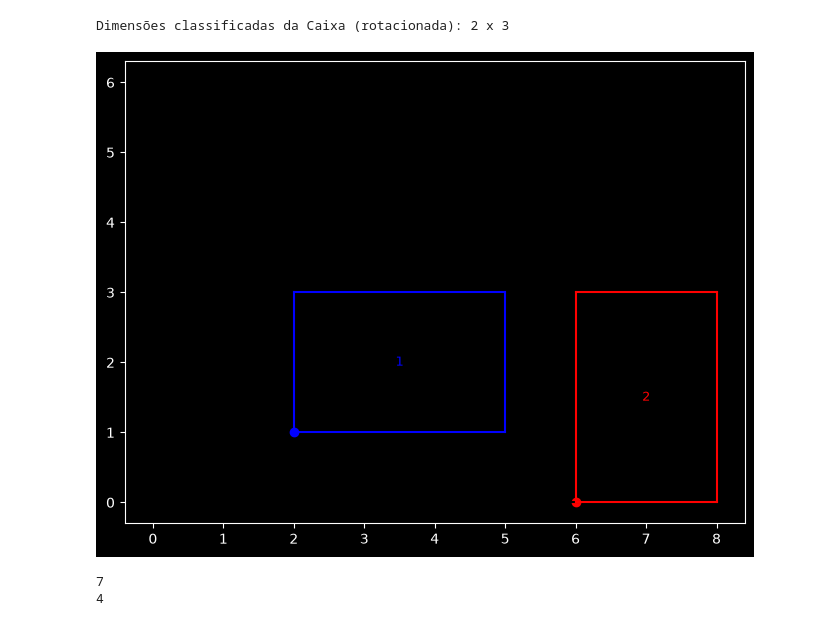
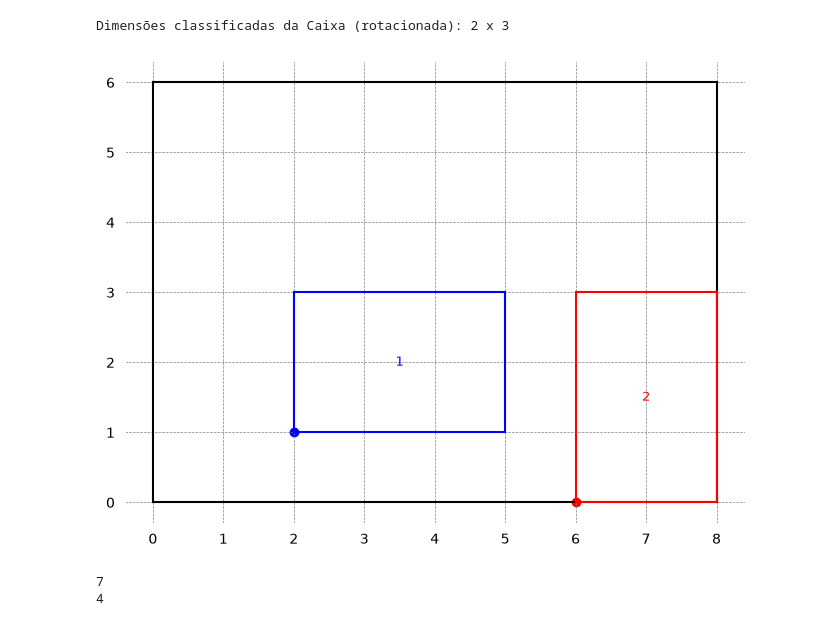
Before and after one commit to sae-fernando/palete_caixa, a Jupyter notebook: palete_caixa_aula.ipynb, the cells around one changed output. Saved outputs shown, nothing was run; the diff lists cells and outputs as text; code cells hidden in the pictures.

```diff
--- a/palete_caixa_aula.ipynb
+++ b/palete_caixa_aula.ipynb
@@ -45,31 +45,33 @@ Dimensões classificadas da Caixa (rotacionada): 2 x 3
 # %%
 def plotar_caixa(botton_left: list,
                  l: int,
                  w: int,
                  color: str,
                  label: str):
     x0, y0 = botton_left
     plt.scatter(x=x0, y=y0, color=color)
     plt.plot([x0, x0 + l], [y0, y0], color=color)
     plt.plot([x0, x0], [y0, y0 + w], color=color)
     plt.plot([x0, x0 + l], [y0 + w, y0 + w], color=color)
     plt.plot([x0 + l, x0 + l], [y0, y0 + w], color=color)
     plt.text(x=x0 + l/2, y=y0 + w/2, s=label, color=color, fontsize=9, ha='center', va='center')
 
 def plotar_palete(L: int, W: int):
-    plt.figure(figsize=(8, 6))#, facecolor='white')
-    #ax = fig.add_subplot(111)
-    #ax.set_facecolor('white')
+    plt.figure(figsize=(8, 6), facecolor='white')
+    plt.gca().set_facecolor("white") #estabelece a cor de fundo do gráfico como branco
+    plt.grid(color='gray', linestyle='--', linewidth=0.5)
+    plt.xticks(color="black")
+    plt.yticks(color="black")
     plt.plot([0, L], [0, 0], "k-")
     plt.plot([0, 0], [0, W], "k-")
     plt.plot([0, L], [W, W], "k-")
     plt.plot([L, L], [0, W], "k-")
 
 plotar_palete(L, W)
 plotar_caixa(botton_left=[2, 1], l=3, w=2, color='blue', label='1')
 plotar_caixa(botton_left=[6, 0], l=2, w=3, color='red', label='2')
 # %% [output]
-[figure, old version]
+[figure, new version]
 # %%
 f_um = lambda n_um, l_um, n_dois, l_dois: n_um * l_um + n_dois * l_dois
 
```
Also changed, not shown: parts of 33 cells of this notebook.
